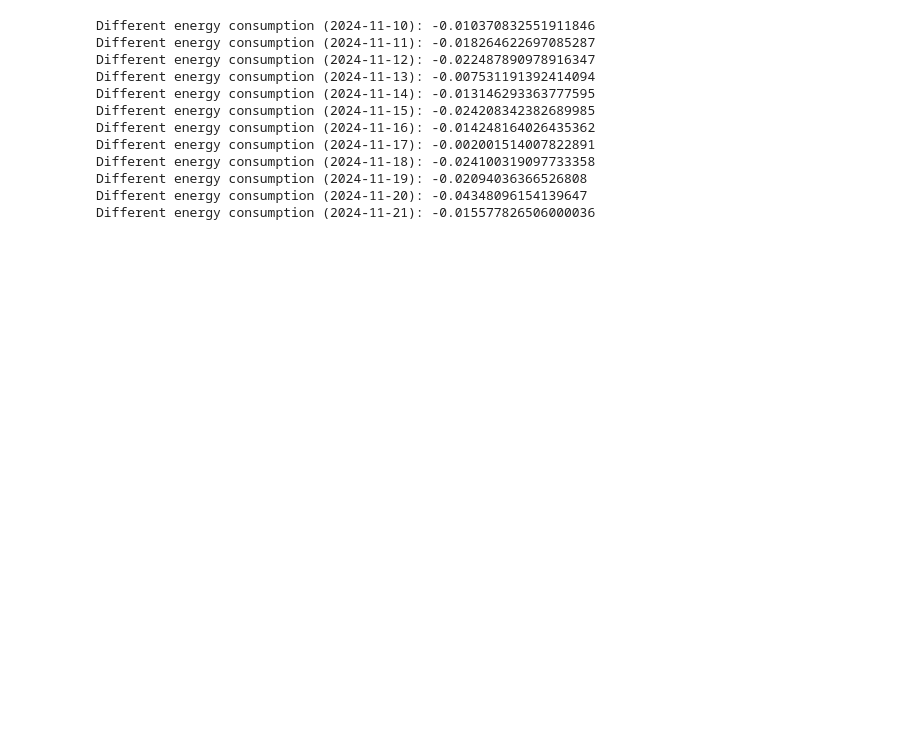
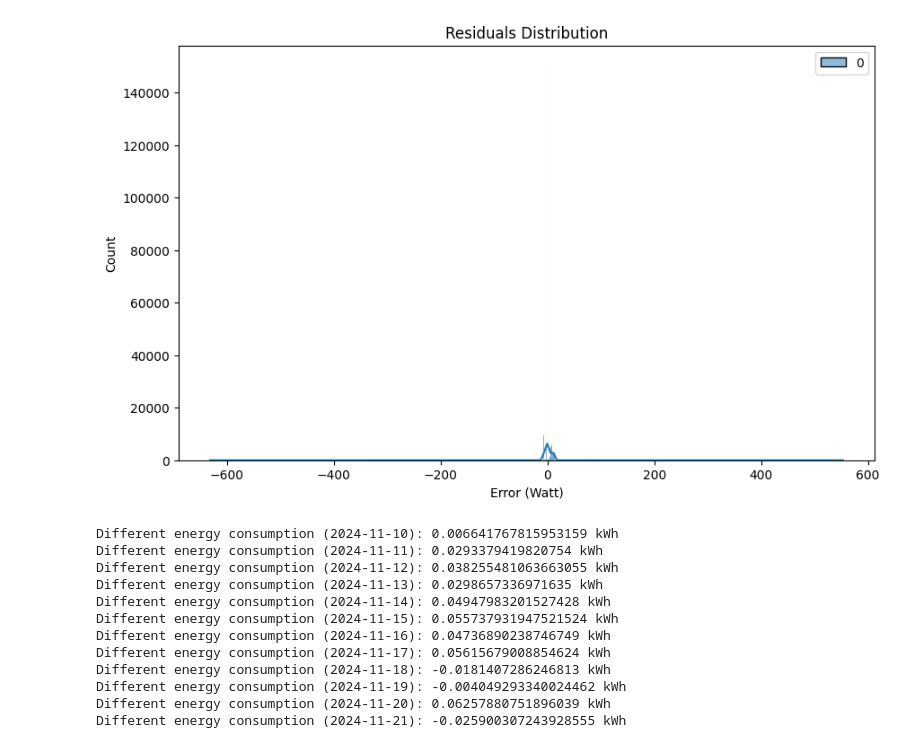
Before and after one commit to daffakurnia11/final-project-lstm, a Jupyter notebook: new-sensor1.ipynb, the cells around one changed output. Saved outputs shown, nothing was run; the diff lists cells and outputs as text; code cells hidden in the pictures; blank space fills up the shorter version.

```diff
--- a/new-sensor1.ipynb
+++ b/new-sensor1.ipynb
@@ -121,3 +158,13 @@ plt.show()
+# %%
+residuals = y_test_rescaled - y_pred_rescaled
+
+plt.figure(figsize=(10, 6))
+sns.histplot(residuals, kde=True)
+plt.title('Residuals Distribution')
+plt.xlabel('Error (Watt)')
+plt.show()
+# %% [output]
+[figure, added]
 # %%
 result_df = pd.DataFrame({
     'time': test_data.index[24:].strftime('%Y-%m-%dT%H:%M:%S'),
@@ -133,6 +180,7 @@ daily_counts["date"] = daily_counts["date"].astype(str)
 dates = []
 predicted_energy = []
 actual_energy = []
+different = []
 
 for _, row in daily_counts.iterrows():
     date = row["date"]
@@ -159,21 +207,22 @@ for _, row in daily_counts.iterrows():
     dates.append(date)
     predicted_energy.append(total_energy_predicted)
     actual_energy.append(total_energy_actual)
+    different.append(total_energy_actual - total_energy_predicted)
 
-    print(f"Different energy consumption ({date}):", total_energy_actual - total_energy_predicted)
+    print(f"Different energy consumption ({date}):", total_energy_actual - total_energy_predicted, "kWh")
 # %% [output]
-Different energy consumption (2024-11-10): -0.010370832551911846
-Different energy consumption (2024-11-11): -0.018264622697085287
-Different energy consumption (2024-11-12): -0.022487890978916347
-Different energy consumption (2024-11-13): -0.007531191392414094
-Different energy consumption (2024-11-14): -0.013146293363777595
-Different energy consumption (2024-11-15): -0.024208342382689985
-Different energy consumption (2024-11-16): -0.014248164026435362
-Different energy consumption (2024-11-17): -0.002001514007822891
-Different energy consumption (2024-11-18): -0.024100319097733358
-Different energy consumption (2024-11-19): -0.02094036366526808
-Different energy consumption (2024-11-20): -0.04348096154139647
-Different energy consumption (2024-11-21): -0.015577826506000036
+Different energy consumption (2024-11-10): 0.006641767815953159 kWh
+Different energy consumption (2024-11-11): 0.0293379419820754 kWh
+Different energy consumption (2024-11-12): 0.038255481063663055 kWh
+Different energy consumption (2024-11-13): 0.0298657336971635 kWh
+Different energy consumption (2024-11-14): 0.04947983201527428 kWh
+Different energy consumption (2024-11-15): 0.055737931947521524 kWh
+Different energy consumption (2024-11-16): 0.04736890238746749 kWh
+Different energy consumption (2024-11-17): 0.05615679008854624 kWh
+Different energy consumption (2024-11-18): -0.0181407286246813 kWh
+Different energy consumption (2024-11-19): -0.004049293340024462 kWh
+Different energy consumption (2024-11-20): 0.06257880751896039 kWh
+Different energy consumption (2024-11-21): -0.025900307243928555 kWh
 # %%
 plt.figure(figsize=(10, 6))
 plt.plot(dates, predicted_energy, label="Predicted Energy (kWh)", marker='o', linestyle='-', color='blue')
```
Also changed, not shown: parts of 13 cells of this notebook, 1 other file.
